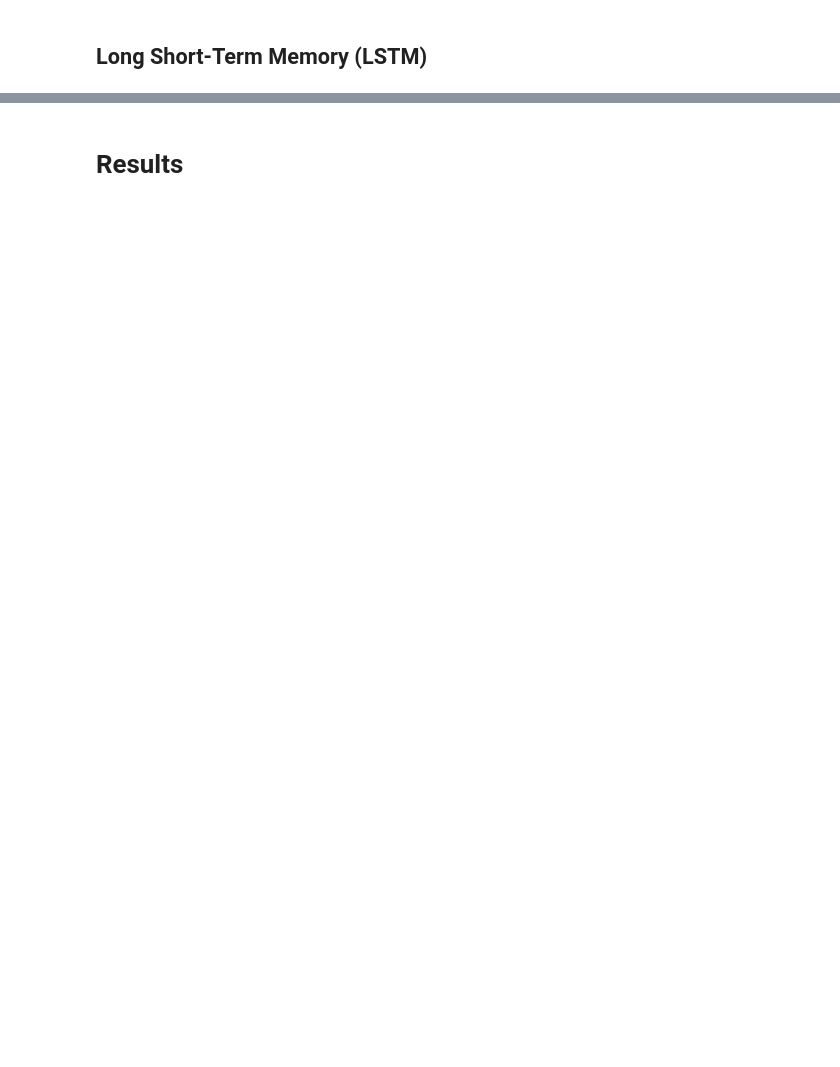
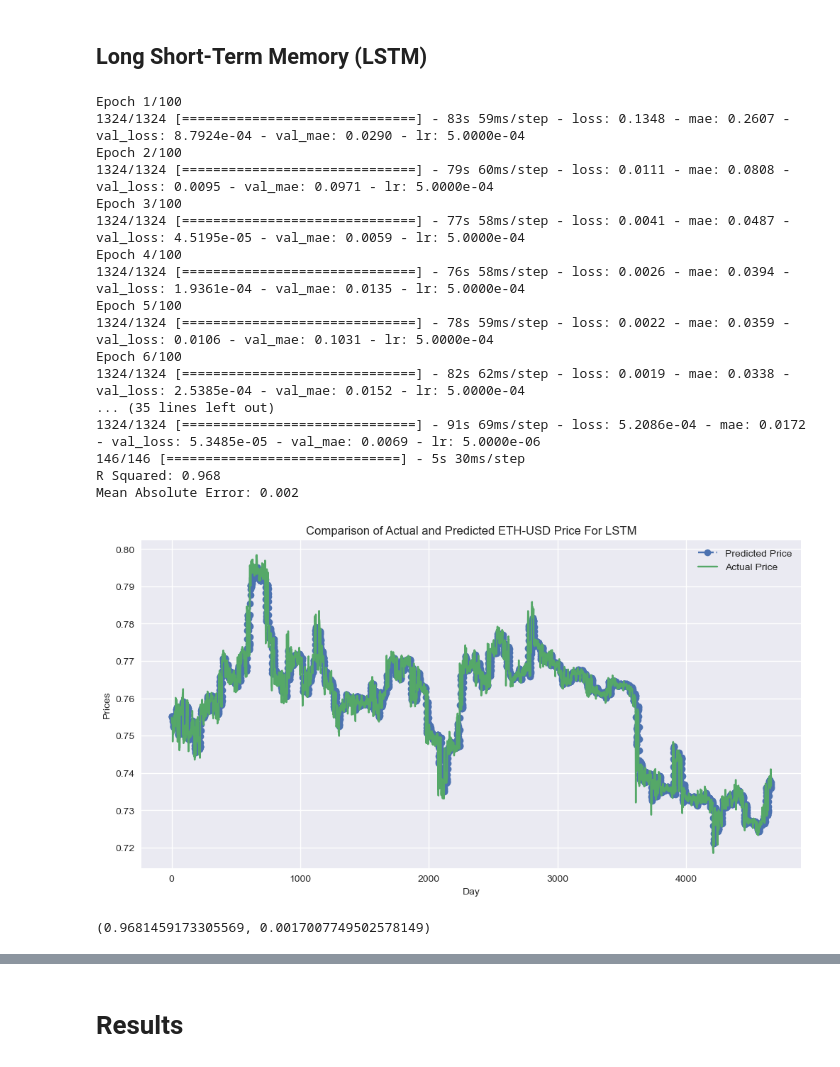
Before and after one commit to bryan-ortiz0/crypto-forecast-analysis, a Jupyter notebook: ethereum-pipeline.ipynb, the cells around one changed output, grey strips where cells are left out. Saved outputs shown, nothing was run; the diff lists cells and outputs as text; code cells hidden in the pictures; blank space fills up the shorter version.

```diff
--- a/ethtractor-hourly.ipynb
+++ b/ethereum-pipeline.ipynb
@@ -701,0 +718,50 @@ plt.show();
+# %%
+lstm_model = tf.keras.models.Sequential([
+    tf.keras.layers.LSTM(units=128, return_sequences=True, input_shape=(X_train.shape[1], 1)),
+    tf.keras.layers.BatchNormalization(),
+    tf.keras.layers.LeakyReLU(alpha=0.2),
+    tf.keras.layers.Dropout(0.3),
+    tf.keras.layers.LSTM(units=128, return_sequences=True),
+    tf.keras.layers.BatchNormalization(),
+    tf.keras.layers.LeakyReLU(alpha=0.2),
+    tf.keras.layers.Dropout(0.3),
+    tf.keras.layers.LSTM(units=128),
+    tf.keras.layers.BatchNormalization(),
+    tf.keras.layers.LeakyReLU(alpha=0.2),
+    tf.keras.layers.Dropout(0.3),
+    tf.keras.layers.Dense(units=1)
+])
+
+lr_schedule = tf.keras.callbacks.LearningRateScheduler(lambda epoch: 0.0005 * (0.1 ** (epoch // 10)))
+
+lstm_model.compile(
+    optimizer=tf.keras.optimizers.Adam(),
+    loss=MSE,
+    metrics=['mae']
+)
+
+early_stop = EarlyStopping(monitor='val_loss', patience=10, restore_best_weights=True)
+
+history2 = lstm_model.fit(X_train, y_train, epochs=100, batch_size=32, validation_data=(X_test, y_test), callbacks=[lr_schedule, early_stop])
+
+assess_and_compare_forecast_model(lstm_model, model_name='LSTM', test_data=X_test, target_data=y_test)
+# %% [output]
+Epoch 1/100
+1324/1324 [==============================] - 83s 59ms/step - loss: 0.1348 - mae: 0.2607 - val_loss: 8.7924e-04 - val_mae: 0.0290 - lr: 5.0000e-04
+Epoch 2/100
+1324/1324 [==============================] - 79s 60ms/step - loss: 0.0111 - mae: 0.0808 - val_loss: 0.0095 - val_mae: 0.0971 - lr: 5.0000e-04
+Epoch 3/100
+1324/1324 [==============================] - 77s 58ms/step - loss: 0.0041 - mae: 0.0487 - val_loss: 4.5195e-05 - val_mae: 0.0059 - lr: 5.0000e-04
+Epoch 4/100
+1324/1324 [==============================] - 76s 58ms/step - loss: 0.0026 - mae: 0.0394 - val_loss: 1.9361e-04 - val_mae: 0.0135 - lr: 5.0000e-04
+Epoch 5/100
+1324/1324 [==============================] - 78s 59ms/step - loss: 0.0022 - mae: 0.0359 - val_loss: 0.0106 - val_mae: 0.1031 - lr: 5.0000e-04
+Epoch 6/100
+1324/1324 [==============================] - 82s 62ms/step - loss: 0.0019 - mae: 0.0338 - val_loss: 2.5385e-04 - val_mae: 0.0152 - lr: 5.0000e-04
+... (35 lines left out)
+1324/1324 [==============================] - 91s 69ms/step - loss: 5.2086e-04 - mae: 0.0172 - val_loss: 5.3485e-05 - val_mae: 0.0069 - lr: 5.0000e-06
+146/146 [==============================] - 5s 30ms/step
+R Squared: 0.968
+Mean Absolute Error: 0.002
+[figure, added]
+(0.9681459173305569, 0.0017007749502578149)
```
Also changed, not shown: parts of 26 cells of this notebook, 16 other files.
